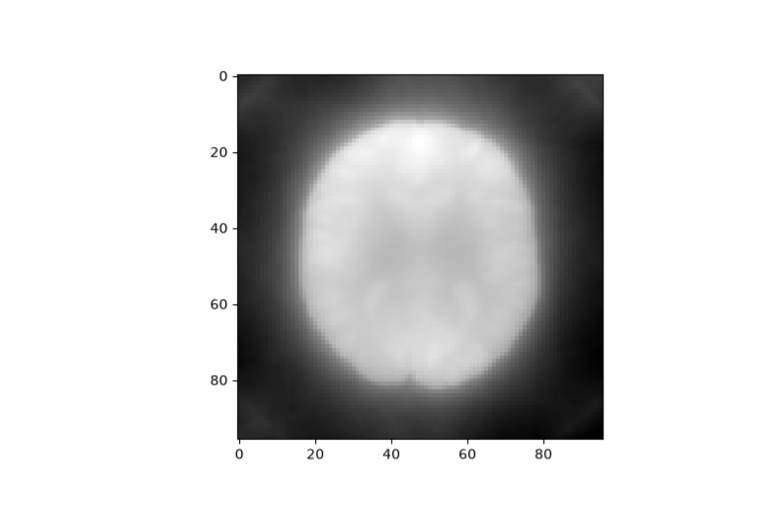
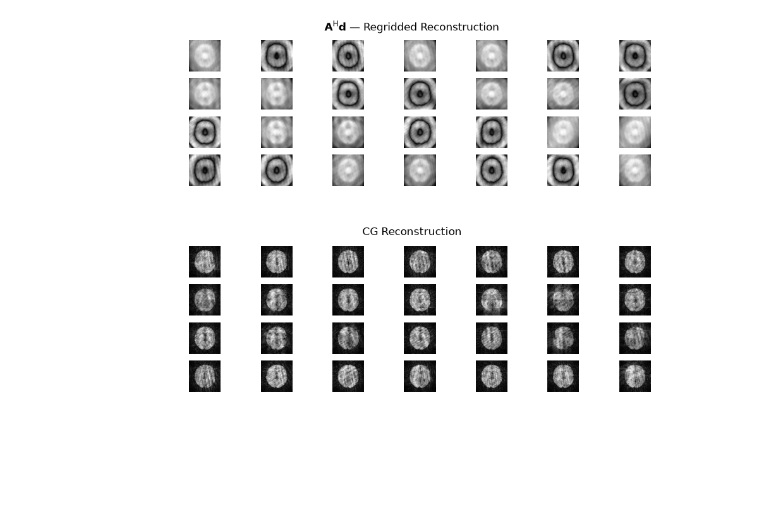
Before and after one commit to wsmbnslm/MRI, a Jupyter notebook: examples/US_2D_Kooshball_TrueFISP__4_.ipynb, the cells around one changed output. Drawn from its saved outputs; the diff is of its cells as text; code cells hidden in the pictures; blank space fills up the shorter version.

```diff
--- a/examples/US_2D_Kooshball_TrueFISP__4_.ipynb
+++ b/examples/US_2D_Kooshball_TrueFISP__4_.ipynb
@@ -508,17 +406,42 @@ plt.show()
+# %%
+F = NonuniformFourierTransformOperator(
+    k_traj_adc_reshaped, (N_channels, N_x, N_x, N_readout_effective)
+)
+C = ChannelOperator(coil_sensitivities_recon_tiled, (N_x, N_x, N_readout_effective))
+
+A = F @ C
+
+AHd = A.H @ data_reshaped.view(torch.float32).ravel()
+
+AHd_image = AHd.view(torch.complex64).reshape((N_x, N_x, N_readout_effective))
+# %%
+plt.figure(figsize=(10, 3))
+plt.suptitle(f"$\\mathbf{{A}}^\\mathrm{{H}} \\mathbf{{d}}$ — Regridded Reconstruction")
+for i in range(N_readout_effective):
+    plt.subplot(4, N_readout_effective // 4, i + 1)
+    plt.imshow(torch.abs(AHd_image[:, :, i]).cpu().numpy().T, cmap="gray")
+    plt.axis("off")
+plt.show()
+# %% [output]
+[figure, added]
 # %%
-data = signal.clone()
-data = data.reshape((-1, n_channels)).permute((1, 0))
-data = data.contiguous()
-AHd_sub = A_sub.H @ data_sub.view(torch.float32).ravel()
-AHd_image = AHd_sub.view(torch.complex64).reshape((Nx, Nx))
+# CG SENSE reconstruction
+
 Q = A.H @ A
+
 b = AHd
-x = torch.zeros(Nx * Nx, dtype=torch.complex64).view(torch.float32)
+x = torch.zeros(N_x * N_x * N_readout_effective, dtype=torch.complex64).view(torch.float32)
+
 x_recon = conjugate_gradient(Q, b, x, maxiter=30)
-x_recon_image = x_recon.view(torch.complex64).reshape((Nx, Nx))
+
+x_recon_image = x_recon.view(torch.complex64).reshape((N_x, N_x, N_readout_effective))
 # %%
-plt.figure()
-plt.imshow(torch.abs(AHd_image).cpu().numpy().T, cmap="gray")
+plt.figure(figsize=(10, 3))
+plt.suptitle(f"CG Reconstruction")
+for i in range(N_readout_effective):
+    plt.subplot(4, N_readout_effective // 4, i + 1)
+    plt.imshow(torch.abs(x_recon_image[:, :, i]).cpu().numpy().T, cmap="gray")
+    plt.axis("off")
 plt.show()
 # %% [output]
-[figure, old version]
+[figure, new version]
```
Also changed, not shown: parts of 23 cells of this notebook.
